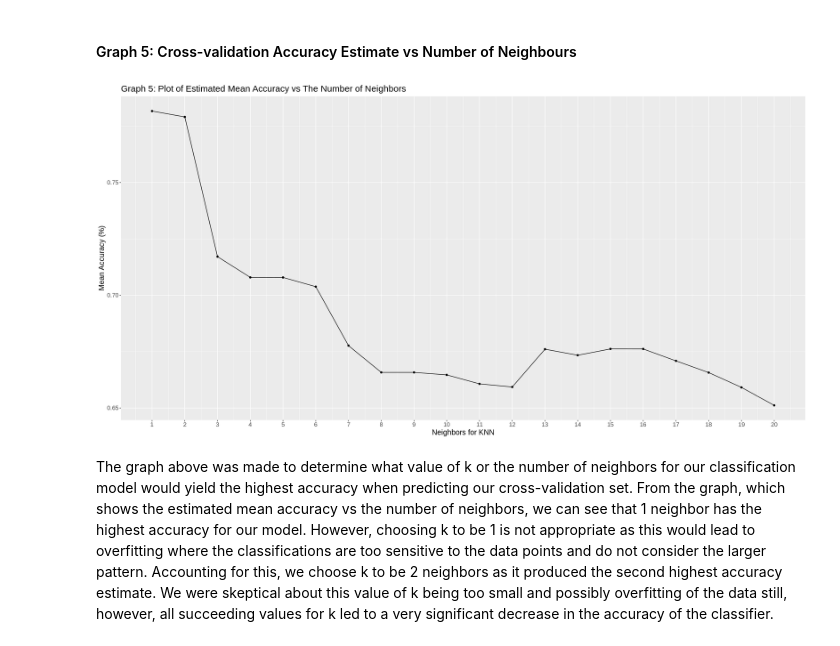
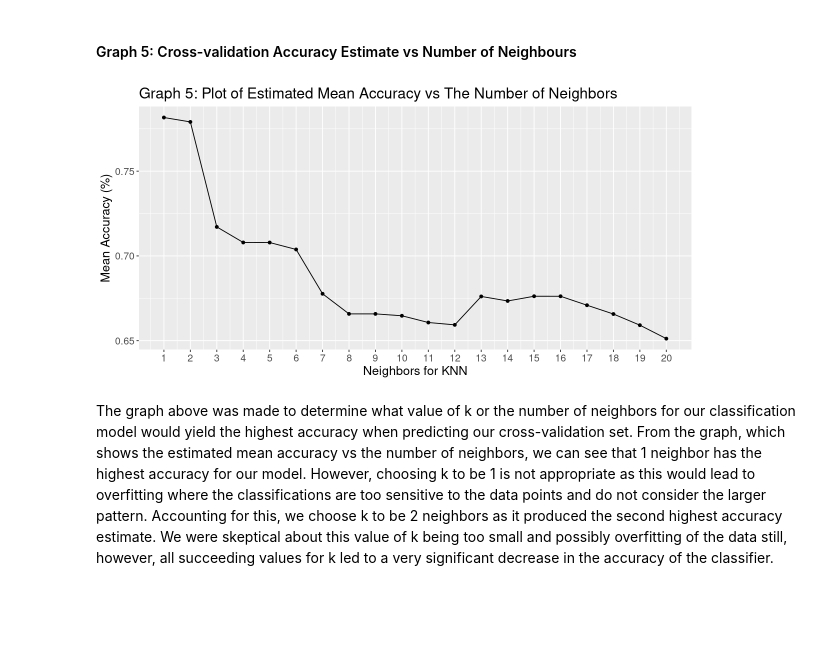
Before and after one commit to aniketc12/maternal_risk, a Jupyter notebook: maternal_health_report.ipynb, the cells around one changed output. Cells and saved outputs as stored; diff of their text form; code cells hidden in the pictures; blank space fills up the shorter version.

```diff
--- a/maternal_health_report.ipynb
+++ b/maternal_health_report.ipynb
@@ -226,18 +270,20 @@ accuracies <- knn_results |>
 # %% [markdown]
 #### Graph 5: Cross-validation Accuracy Estimate vs Number of Neighbours
 # %%
-accuracies_plot <- ggplot(accuracies, aes(x = neighbors, y = mean)) + #plotted the accuracy estimate obtained from cross-validation vs the number of neighbors
+options(repr.plot.height = 5, repr.plot.width = 10)
+
+# Create a plot of accuracy vs k to select the best k
+accuracies_plot <- ggplot(accuracies, aes(x = neighbors, y = mean)) +
   geom_point() +
   geom_line() +
   labs(x = "Neighbors for KNN", y = "Mean Accuracy (%)") +
   theme(text = element_text(size = 15)) +
     ggtitle("Graph 5: Plot of Estimated Mean Accuracy vs The Number of Neighbors") +
     scale_x_continuous(breaks = seq(0,20, by = 1))
-options(repr.plot.height = 10, repr.plot.width = 20) #resized the graphs to be an appropriate size for the page
 
 accuracies_plot
 # %% [output]
-[figure, old version]
+[figure, new version]
 # %% [markdown]
 The graph above was made to determine what value of k or the number of neighbors for our classification model would yield the highest accuracy when predicting our cross-validation set. From the graph, which shows the estimated mean accuracy vs the number of neighbors, we can see that 1 neighbor has the highest accuracy for our model. However, choosing k to be 1 is not appropriate as this would lead to overfitting where the classifications are too sensitive to the data points and do not consider the larger pattern. Accounting for this, we choose k to be 2 neighbors as it produced the second highest accuracy estimate. We were skeptical about this value of k being too small and possibly overfitting of the data still, however, all succeeding values for k led to a very significant decrease in the accuracy of the classifier.
 # %% [markdown]
```
Also changed, not shown: parts of 13 cells of this notebook.
